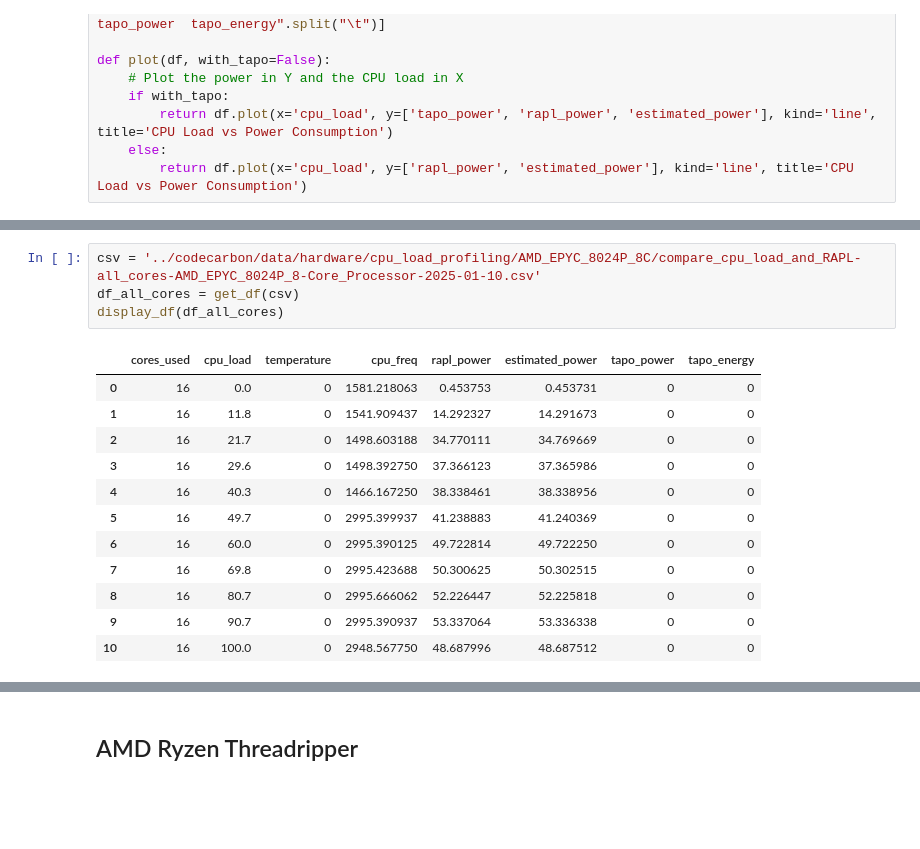
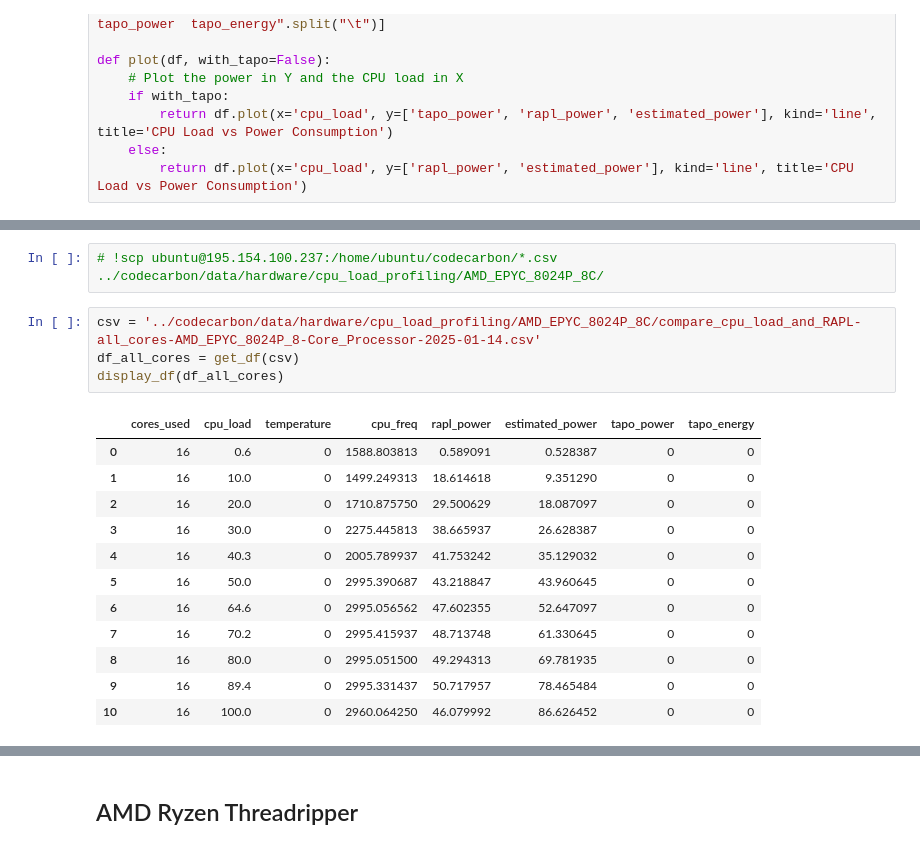
Before and after one commit to mlco2/codecarbon, a Jupyter notebook: examples/compare_cpu_load_and_RAPL.ipynb, the cells around one changed output, grey strips where cells are left out. Cells and saved outputs as stored; diff of their text form; blank space fills up the shorter version.

```diff
--- a/examples/compare_cpu_load_and_RAPL.ipynb
+++ b/examples/compare_cpu_load_and_RAPL.ipynb
@@ -22,17 +107,19 @@ def plot(df, with_tapo=False):
+# %%
+# !scp ubuntu@195.154.100.237:/home/ubuntu/codecarbon/*.csv ../codecarbon/data/hardware/cpu_load_profiling/AMD_EPYC_8024P_8C/
 # %%
-csv = '../codecarbon/data/hardware/cpu_load_profiling/AMD_EPYC_8024P_8C/compare_cpu_load_and_RAPL-all_cores-AMD_EPYC_8024P_8-Core_Processor-2025-01-10.csv'
+csv = '../codecarbon/data/hardware/cpu_load_profiling/AMD_EPYC_8024P_8C/compare_cpu_load_and_RAPL-all_cores-AMD_EPYC_8024P_8-Core_Processor-2025-01-14.csv'
 df_all_cores = get_df(csv)
 display_df(df_all_cores)
 # %% [output]
 |  | cores_used | cpu_load | temperature | cpu_freq | rapl_power | estimated_power | tapo_power | tapo_energy |
-| 0 | 16 | 0.0 | 0 | 1581.218063 | 0.453753 | 0.453731 | 0 | 0 |
-| 1 | 16 | 11.8 | 0 | 1541.909437 | 14.292327 | 14.291673 | 0 | 0 |
-| 2 | 16 | 21.7 | 0 | 1498.603188 | 34.770111 | 34.769669 | 0 | 0 |
-| 3 | 16 | 29.6 | 0 | 1498.392750 | 37.366123 | 37.365986 | 0 | 0 |
-| 4 | 16 | 40.3 | 0 | 1466.167250 | 38.338461 | 38.338956 | 0 | 0 |
-| 5 | 16 | 49.7 | 0 | 2995.399937 | 41.238883 | 41.240369 | 0 | 0 |
-| 6 | 16 | 60.0 | 0 | 2995.390125 | 49.722814 | 49.722250 | 0 | 0 |
-| 7 | 16 | 69.8 | 0 | 2995.423688 | 50.300625 | 50.302515 | 0 | 0 |
-| 8 | 16 | 80.7 | 0 | 2995.666062 | 52.226447 | 52.225818 | 0 | 0 |
-| 9 | 16 | 90.7 | 0 | 2995.390937 | 53.337064 | 53.336338 | 0 | 0 |
-| 10 | 16 | 100.0 | 0 | 2948.567750 | 48.687996 | 48.687512 | 0 | 0 |
+| 0 | 16 | 0.6 | 0 | 1588.803813 | 0.589091 | 0.528387 | 0 | 0 |
+| 1 | 16 | 10.0 | 0 | 1499.249313 | 18.614618 | 9.351290 | 0 | 0 |
+| 2 | 16 | 20.0 | 0 | 1710.875750 | 29.500629 | 18.087097 | 0 | 0 |
+| 3 | 16 | 30.0 | 0 | 2275.445813 | 38.665937 | 26.628387 | 0 | 0 |
+| 4 | 16 | 40.3 | 0 | 2005.789937 | 41.753242 | 35.129032 | 0 | 0 |
+| 5 | 16 | 50.0 | 0 | 2995.390687 | 43.218847 | 43.960645 | 0 | 0 |
+| 6 | 16 | 64.6 | 0 | 2995.056562 | 47.602355 | 52.647097 | 0 | 0 |
+| 7 | 16 | 70.2 | 0 | 2995.415937 | 48.713748 | 61.330645 | 0 | 0 |
+| 8 | 16 | 80.0 | 0 | 2995.051500 | 49.294313 | 69.781935 | 0 | 0 |
+| 9 | 16 | 89.4 | 0 | 2995.331437 | 50.717957 | 78.465484 | 0 | 0 |
+| 10 | 16 | 100.0 | 0 | 2960.064250 | 46.079992 | 86.626452 | 0 | 0 |
```
Also changed, not shown: parts of 29 cells of this notebook, 2 other files.
